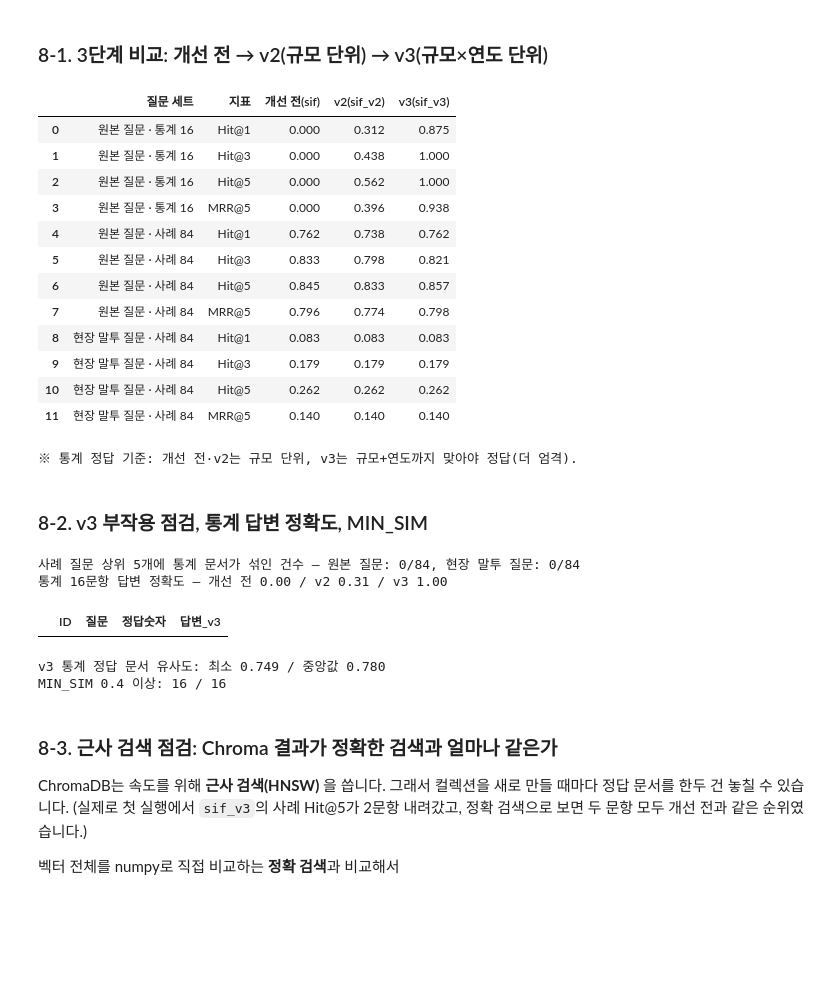
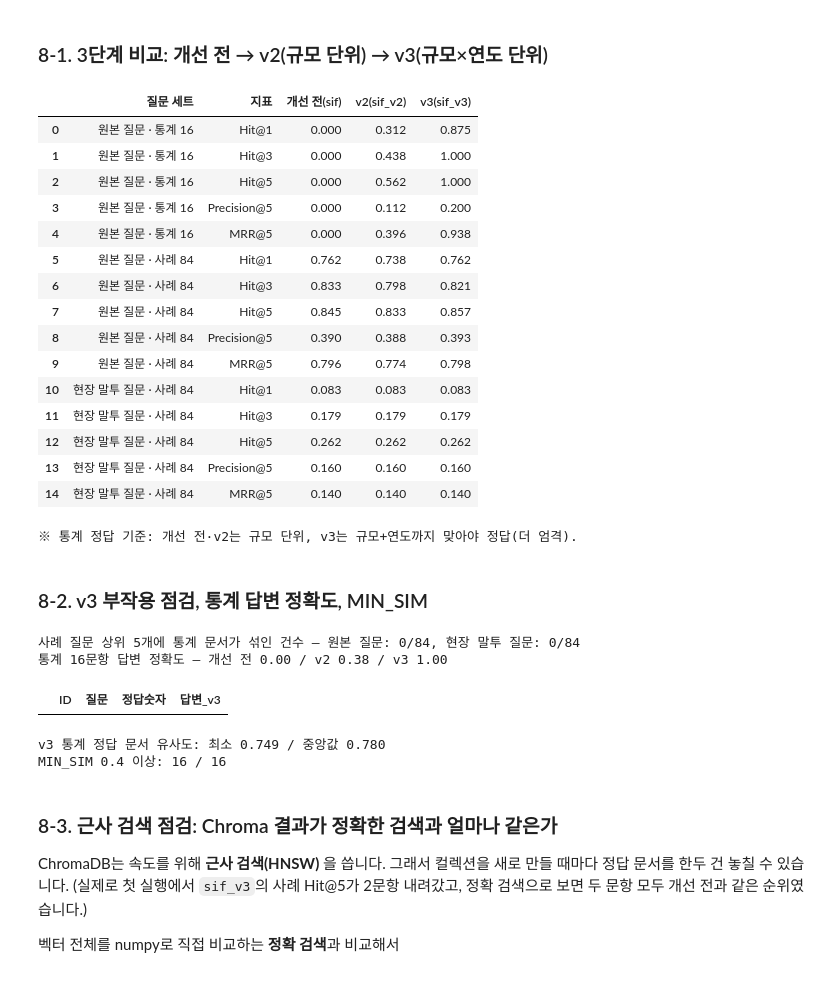
Before and after one commit to encore-ai-campus/mle-02-p1-team2, a Jupyter notebook: notebooks/su-lim/07_m7_개선실험.ipynb, the cells around one changed output. Saved outputs shown, nothing was run; the diff lists cells and outputs as text; code cells hidden in the pictures; blank space fills up the shorter version.

Commit message:
feat: M6·M7 Precision@K와 실패 사례 분석 추가
Co-Authored-By: Claude Sonnet 5.5 <noreply@anthropic.com>

Claude-Session: https://claude.ai/code/session_01FqmA3Q5RshTpvVuKD5aLbY

```diff
--- a/notebooks/su-lim/07_m7_개선실험.ipynb
+++ b/notebooks/su-lim/07_m7_개선실험.ipynb
@@ -205,8 +205,9 @@ def evaluate(df, embs, c, k=K):
         rank = ids.index(r["정답ID"]) + 1 if r["정답ID"] in ids else 0
         cause = gold_cause.get(r["정답ID"], "")
         same = (any(m.get("기인물", "") == cause for m in metas) if cause else np.nan) if r["유형"] == "사례" else np.nan
+        rel = [(i == r["정답ID"]) or (bool(cause) and r["유형"] == "사례" and m.get("기인물", "") == cause) for i, m in zip(ids, metas)]
         rows.append({"ID": r["ID"], "유형": r["유형"], "분야": r["분야"], "정답ID": r["정답ID"],
-                     "정답순위": rank, "정답유사도": round(1 - dist[ids.index(r["정답ID"])], 3) if rank else np.nan,
+                     "P@3": sum(rel[:3]) / 3, "P@5": sum(rel[:5]) / 5, "정답순위": rank, "정답유사도": round(1 - dist[ids.index(r["정답ID"])], 3) if rank else np.nan,
                      "1위ID": ids[0], "1위유사도": round(1 - dist[0], 3), "기인물일치": float(same) if same == same else np.nan})
     return pd.DataFrame(rows)
 
@@ -217,6 +218,8 @@ def metrics(res):
         "Hit@3": round(res["정답순위"].between(1, 3).mean(), 3),
         "Hit@5": round(res["정답순위"].between(1, 5).mean(), 3),
         "MRR@5": round(res["정답순위"].map(lambda x: 1 / x if x else 0).mean(), 3),
+        "Precision@3": round(res["P@3"].mean(), 3),
+        "Precision@5": round(res["P@5"].mean(), 3),
         "기인물Hit@5": round(res["기인물일치"].mean(), 3),
     })
 
@@ -243,11 +246,11 @@ sets = [
 rows = []
 for label, b, a in sets:
     mb, ma = metrics(b), metrics(a)
-    for m in ["Hit@1", "Hit@3", "Hit@5", "MRR@5", "기인물Hit@5"]:
+    for m in ["Hit@1", "Hit@3", "Hit@5", "Precision@5", "MRR@5", "기인물Hit@5"]:
         rows.append({"질문 세트": label, "지표": m, "개선 전(sif)": mb[m], "개선 후(sif_v2)": ma[m],
                      "변화": round(ma[m] - mb[m], 3) if mb[m] == mb[m] else np.nan})
 cmp = pd.DataFrame(rows)
-display(cmp.pivot(index="지표", columns="질문 세트", values="변화").loc[["Hit@1", "Hit@3", "Hit@5", "MRR@5", "기인물Hit@5"]])
+display(cmp.pivot(index="지표", columns="질문 세트", values="변화").loc[["Hit@1", "Hit@3", "Hit@5", "Precision@5", "MRR@5", "기인물Hit@5"]])
 display(cmp)
 cmp.to_csv(A / "m7_전후비교.csv", index=False, encoding="utf-8-sig")
 after_all.to_csv(A / "m7_평가결과_원본질문.csv", index=False, encoding="utf-8-sig")
@@ -449,36 +453,39 @@ sif_v3: 기존 컬렉션 재사용 (6252건). 처음부터 다시 만들려면 R
 # %%
 after_all3 = evaluate(gold_v3, E_all, new3)
 after_nat3 = evaluate(q_nat, E_nat, new3)
 
 sets3 = [
     ("원본 질문 · 통계 16", before_all[before_all["유형"] == "통계"], after_all[after_all["유형"] == "통계"], after_all3[after_all3["유형"] == "통계"]),
     ("원본 질문 · 사례 84", before_all[before_all["유형"] == "사례"], after_all[after_all["유형"] == "사례"], after_all3[after_all3["유형"] == "사례"]),
     ("현장 말투 질문 · 사례 84", before_nat, after_nat, after_nat3),
 ]
 rows = []
 for label, b, a2, a3 in sets3:
     mb, m2, m3 = metrics(b), metrics(a2), metrics(a3)
-    for k_ in ["Hit@1", "Hit@3", "Hit@5", "MRR@5"]:
+    for k_ in ["Hit@1", "Hit@3", "Hit@5", "Precision@5", "MRR@5"]:
         rows.append({"질문 세트": label, "지표": k_, "개선 전(sif)": mb[k_], "v2(sif_v2)": m2[k_], "v3(sif_v3)": m3[k_]})
 cmp3 = pd.DataFrame(rows)
 display(cmp3)
 cmp3.to_csv(A / "m7_전후비교_v3.csv", index=False, encoding="utf-8-sig")
 after_all3.to_csv(A / "m7_평가결과_v3_원본질문.csv", index=False, encoding="utf-8-sig")
 print("※ 통계 정답 기준: 개선 전·v2는 규모 단위, v3는 규모+연도까지 맞아야 정답(더 엄격).")
 # %% [output]
 |  | 질문 세트 | 지표 | 개선 전(sif) | v2(sif_v2) | v3(sif_v3) |
 | 0 | 원본 질문 · 통계 16 | Hit@1 | 0.000 | 0.312 | 0.875 |
 | 1 | 원본 질문 · 통계 16 | Hit@3 | 0.000 | 0.438 | 1.000 |
 | 2 | 원본 질문 · 통계 16 | Hit@5 | 0.000 | 0.562 | 1.000 |
-| 3 | 원본 질문 · 통계 16 | MRR@5 | 0.000 | 0.396 | 0.938 |
-| 4 | 원본 질문 · 사례 84 | Hit@1 | 0.762 | 0.738 | 0.762 |
-| 5 | 원본 질문 · 사례 84 | Hit@3 | 0.833 | 0.798 | 0.821 |
-| 6 | 원본 질문 · 사례 84 | Hit@5 | 0.845 | 0.833 | 0.857 |
-| 7 | 원본 질문 · 사례 84 | MRR@5 | 0.796 | 0.774 | 0.798 |
-| 8 | 현장 말투 질문 · 사례 84 | Hit@1 | 0.083 | 0.083 | 0.083 |
-| 9 | 현장 말투 질문 · 사례 84 | Hit@3 | 0.179 | 0.179 | 0.179 |
-| 10 | 현장 말투 질문 · 사례 84 | Hit@5 | 0.262 | 0.262 | 0.262 |
-| 11 | 현장 말투 질문 · 사례 84 | MRR@5 | 0.140 | 0.140 | 0.140 |
+| 3 | 원본 질문 · 통계 16 | Precision@5 | 0.000 | 0.112 | 0.200 |
+| 4 | 원본 질문 · 통계 16 | MRR@5 | 0.000 | 0.396 | 0.938 |
+| 5 | 원본 질문 · 사례 84 | Hit@1 | 0.762 | 0.738 | 0.762 |
+| 6 | 원본 질문 · 사례 84 | Hit@3 | 0.833 | 0.798 | 0.821 |
+| 7 | 원본 질문 · 사례 84 | Hit@5 | 0.845 | 0.833 | 0.857 |
+| 8 | 원본 질문 · 사례 84 | Precision@5 | 0.390 | 0.388 | 0.393 |
+| 9 | 원본 질문 · 사례 84 | MRR@5 | 0.796 | 0.774 | 0.798 |
+| 10 | 현장 말투 질문 · 사례 84 | Hit@1 | 0.083 | 0.083 | 0.083 |
+| 11 | 현장 말투 질문 · 사례 84 | Hit@3 | 0.179 | 0.179 | 0.179 |
+| 12 | 현장 말투 질문 · 사례 84 | Hit@5 | 0.262 | 0.262 | 0.262 |
+| 13 | 현장 말투 질문 · 사례 84 | Precision@5 | 0.160 | 0.160 | 0.160 |
+| 14 | 현장 말투 질문 · 사례 84 | MRR@5 | 0.140 | 0.140 | 0.140 |
 ※ 통계 정답 기준: 개선 전·v2는 규모 단위, v3는 규모+연도까지 맞아야 정답(더 엄격).
 # %% [markdown]
 ### 8-2. v3 부작용 점검, 통계 답변 정확도, MIN_SIM
@@ -505,7 +512,7 @@ print("v3 통계 정답 문서 유사도: 최소 %.3f / 중앙값 %.3f" % (sa3["
 print(f"MIN_SIM {MIN_SIM} 이상: {(sa3['정답유사도'] >= MIN_SIM).sum()} / {len(sa3)}")
 # %% [output]
 사례 질문 상위 5개에 통계 문서가 섞인 건수 — 원본 질문: 0/84, 현장 말투 질문: 0/84
-통계 16문항 답변 정확도 — 개선 전 0.00 / v2 0.31 / v3 1.00
+통계 16문항 답변 정확도 — 개선 전 0.00 / v2 0.38 / v3 1.00
 |  | ID | 질문 | 정답숫자 | 답변_v3 |
 v3 통계 정답 문서 유사도: 최소 0.749 / 중앙값 0.780
 MIN_SIM 0.4 이상: 16 / 16
```
Also changed, not shown: parts of 5 cells of this notebook, 1 other file.
